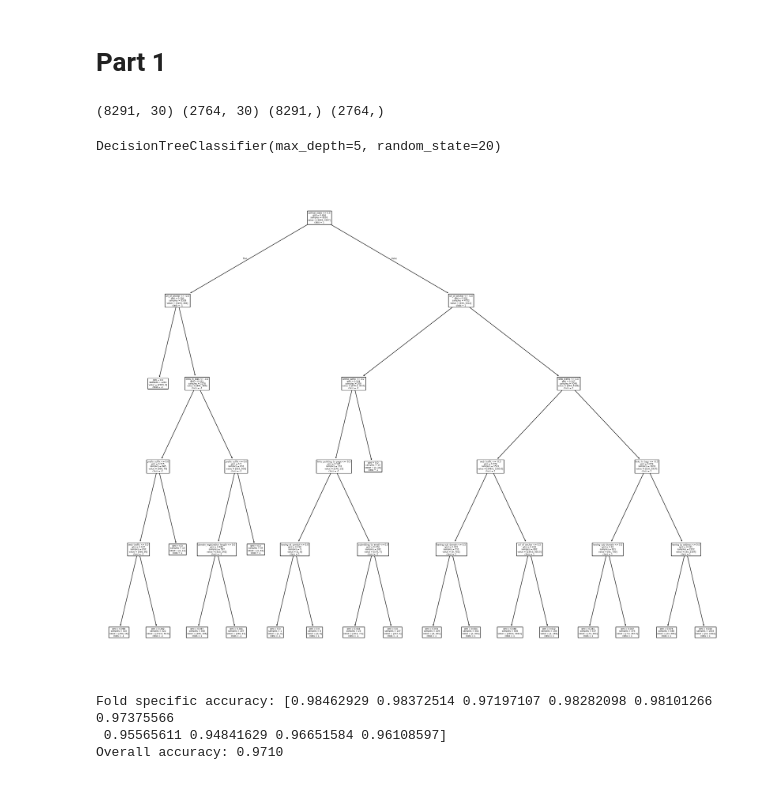
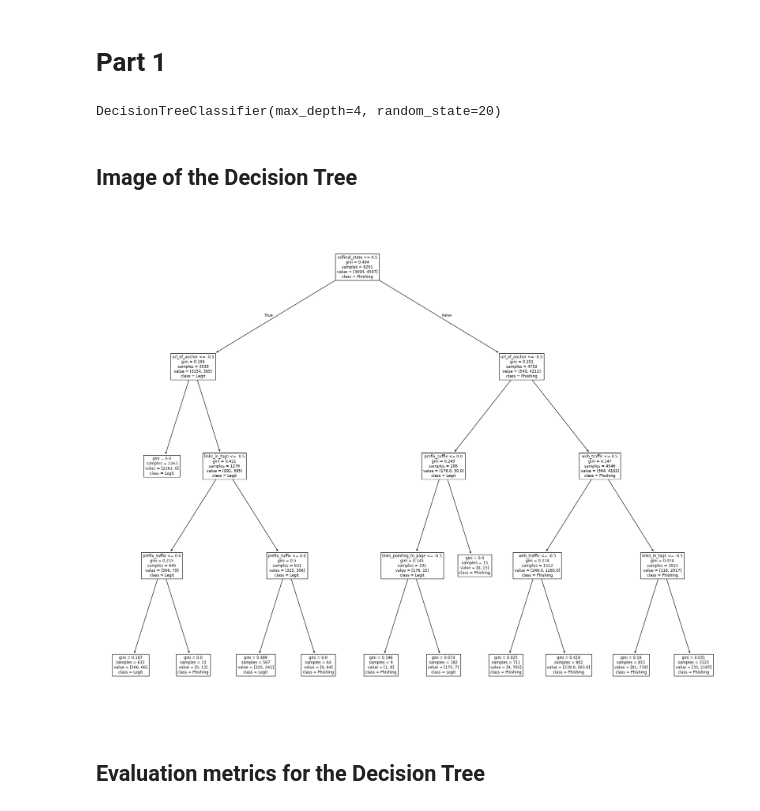
Before and after one commit to Jafestro/Data-Mallinnus, a Jupyter notebook: kidney/phishing_websites.ipynb, the cells around one changed output. Cells and saved outputs as stored; diff of their text form; code cells hidden in the pictures.

```diff
--- a/kidney/phishing_websites.ipynb
+++ b/kidney/phishing_websites.ipynb
@@ -35,32 +34,23 @@ df.head(20)
 # %% [markdown]
 # Part 1
 # %%
-import pandas as pd
 import matplotlib.pyplot as plt
-from sklearn.model_selection import train_test_split, cross_val_score
+from sklearn.model_selection import train_test_split
 from sklearn.tree import DecisionTreeClassifier, plot_tree
 
 X_train, X_test, y_train, y_test = train_test_split(X, y, test_size=0.25, random_state=20)
-print(X_train.shape, X_test.shape, y_train.shape, y_test.shape)
-# %% [output]
-(8291, 30) (2764, 30) (8291,) (2764,)
 # %%
-model = DecisionTreeClassifier(max_depth=5, random_state=20)
+model = DecisionTreeClassifier(max_depth=4, random_state=20)
 model.fit(X_train, y_train)
 # %% [output]
-DecisionTreeClassifier(max_depth=5, random_state=20)
+DecisionTreeClassifier(max_depth=4, random_state=20)
+# %% [markdown]
+## Image of the Decision Tree
 # %%
 fig = plt.figure(figsize=(25,20))
-plot_tree(model, feature_names = X.keys(), class_names=['-1', '1'])
+plot_tree(model, feature_names = X.keys(), class_names=['Legit', 'Phishing'])
 plt.show()
 # %% [output]
-[figure, old version]
+[figure, new version]
-# %%
-model2 = RandomForestClassifier(n_estimators=100, bootstrap=True, max_samples=0.7, max_features=0.75, random_state=20)
-cv_score = cross_val_score(model2, X, y, cv=10)
-print(f'Fold specific accuracy: {cv_score}')
-print(f'Overall accuracy: {cv_score.mean():.4f}')
-# %% [output]
-Fold specific accuracy: [0.98462929 0.98372514 0.97197107 0.98282098 0.98101266 0.97375566
- 0.95565611 0.94841629 0.96651584 0.96108597]
-Overall accuracy: 0.9710
+# %% [markdown]
+## Evaluation metrics for the Decision Tree
```
Also changed, not shown: parts of 3 cells of this notebook, 2 other files.
